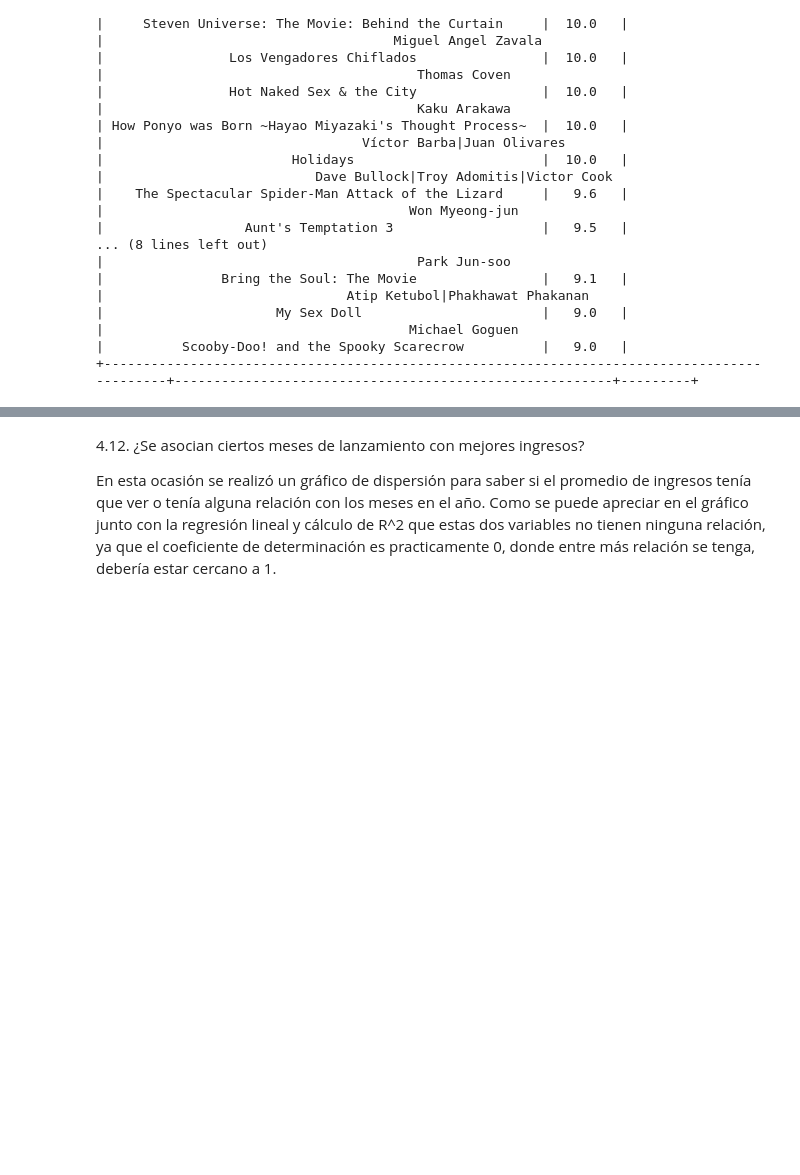
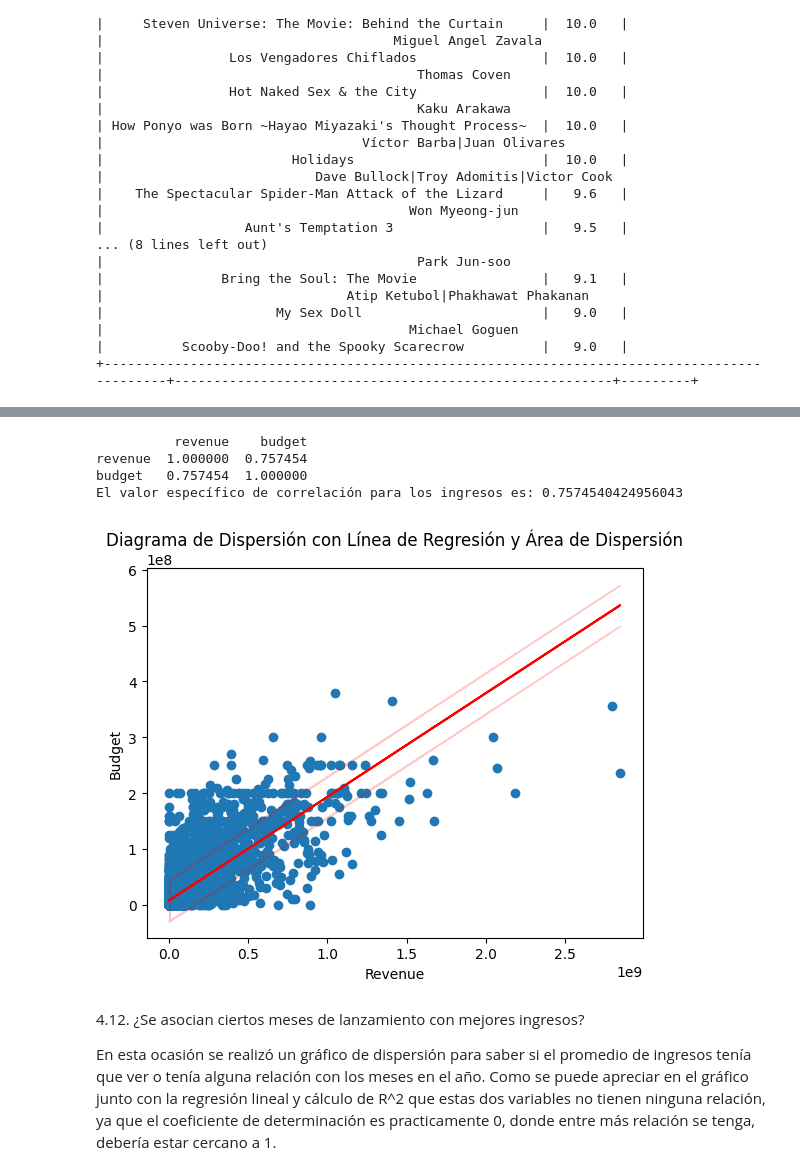
Before and after one commit to Dahernandezsilve/HT1MD, a Jupyter notebook: HT_1_Análisis_Exploratorio.ipynb, the cells around one changed output, grey strips where cells are left out. Saved outputs shown, nothing was run; the diff lists cells and outputs as text; code cells hidden in the pictures; blank space fills up the shorter version.

```diff
--- a/HT_1_Análisis_Exploratorio.ipynb
+++ b/HT_1_Análisis_Exploratorio.ipynb
@@ -583,3 +666,43 @@ print(table)
+# %%
+import numpy as np
+
+# Supongamos que 'dataframe' es tu DataFrame
+revenue_vs_budget = dataframe[['revenue', 'budget']]
+revenue_vs_budget = revenue_vs_budget.dropna()
+
+# Calcular la correlación
+revenue_corr_budget = revenue_vs_budget.corr()
+print(revenue_corr_budget)
+
+# Imprimir el valor específico de correlación para los ingresos
+print("El valor específico de correlación para los ingresos es:", revenue_corr_budget.loc['revenue', 'budget'])
+
+# Crear un diagrama de dispersión con línea de regresión y área sombreada
+plt.scatter(revenue_vs_budget['revenue'], revenue_vs_budget['budget'])
+
+# Ajustar una línea de regresión lineal
+m, b = np.polyfit(revenue_vs_budget['revenue'], revenue_vs_budget['budget'], 1)
+
+# Trazar la línea de regresión
+plt.plot(revenue_vs_budget['revenue'], m * revenue_vs_budget['revenue'] + b, color='red')
+
+# Calcular y trazar el área sombreada alrededor de la línea de regresión
+plt.fill_between(revenue_vs_budget['revenue'], m * revenue_vs_budget['revenue'] + b - np.std(revenue_vs_budget['budget']),
+                 m * revenue_vs_budget['revenue'] + b + np.std(revenue_vs_budget['budget']), color='red', alpha=0.2)
+
+# Etiquetas y título
+plt.xlabel('Revenue')
+plt.ylabel('Budget')
+plt.title('Diagrama de Dispersión con Línea de Regresión y Área de Dispersión')
+
+# Mostrar el gráfico
+plt.show()
+# %% [output]
+          revenue    budget
+revenue  1.000000  0.757454
+budget   0.757454  1.000000
+El valor específico de correlación para los ingresos es: 0.7574540424956043
+[figure, added]
 # %% [markdown]
 4.12. ¿Se asocian ciertos meses de lanzamiento con mejores ingresos?
 
```
Also changed, not shown: parts of 14 cells of this notebook, 1 other file.
